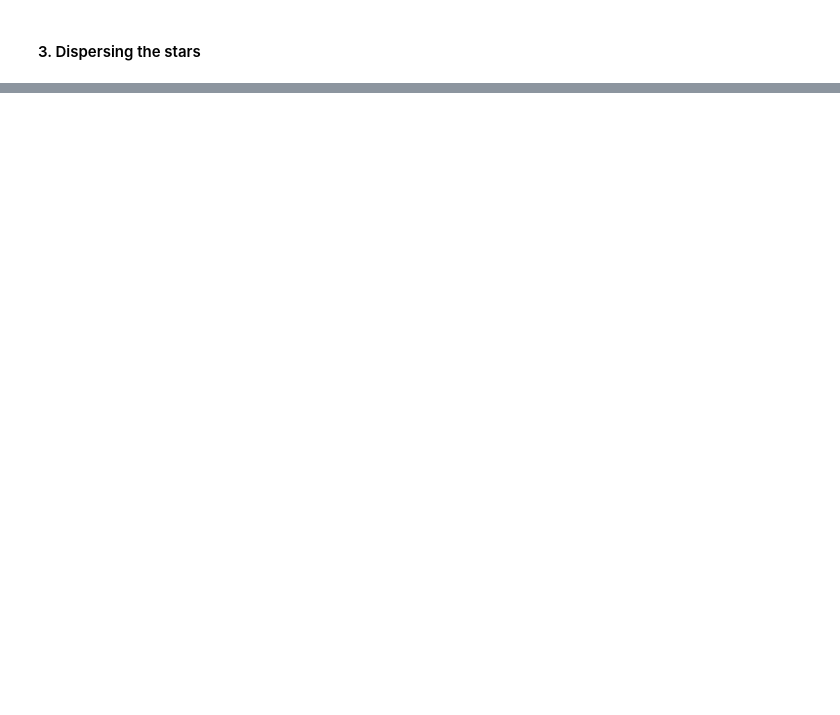
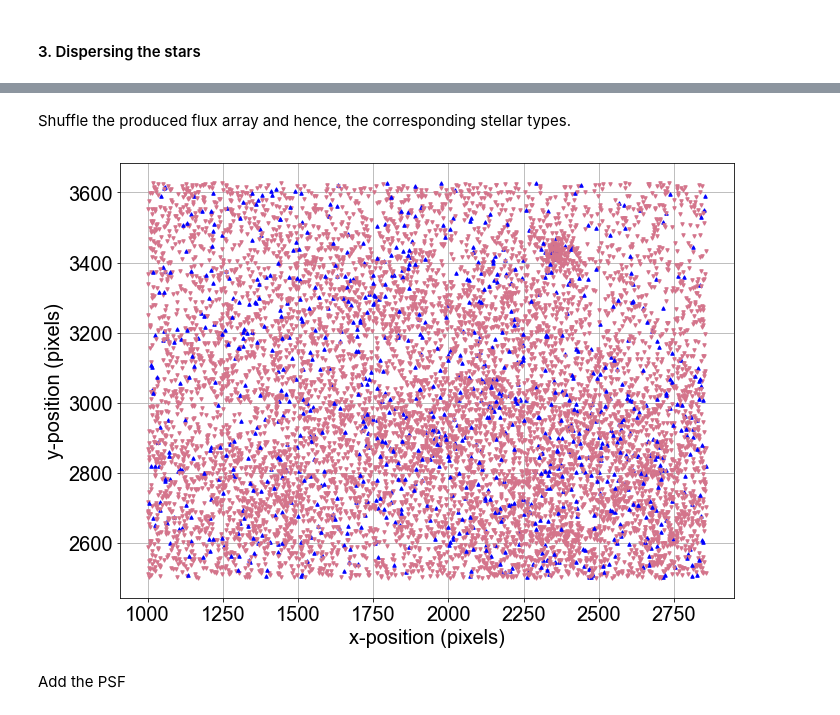
Before and after one commit to SoumyaShreeram/Slitless_spectroscopy, a Jupyter notebook: 02_Using_GALACTICNUCLEUS_catalog_to_produce_spectral_images.ipynb, the cells around one changed output, grey strips where cells are left out. Drawn from its saved outputs; the diff is of its cells as text; code cells hidden in the pictures; blank space fills up the shorter version.

```diff
--- a/02_Using_GALACTICNUCLEUS_catalog_to_produce_spectral_images.ipynb
+++ b/02_Using_GALACTICNUCLEUS_catalog_to_produce_spectral_images.ipynb
@@ -143,0 +189,2 @@ flux_matrix2D = ss.construct2DFluxMatrix(flux_matrix2D, y_disperse, x_disperse,\
+# %% [markdown]
+Shuffle the produced flux array and hence, the corresponding stellar types.
@@ -143,0 +194,17 @@ flux_matrix2D = ss.construct2DFluxMatrix(flux_matrix2D, y_disperse, x_disperse,\
+# %%
+fig, ax = plt.subplots(1,1, figsize=(11, 8))
+color_arr = []
+
+type_id_shuffled = np.load('Data/Many_star_model/type_id_shuffled.npy')
+
+for i in range(len(type_id_shuffled)):
+    if type_id_shuffled[i] == 0:
+        color = 'b'
+        marker = "^"
+    if type_id_shuffled[i] == 7:
+        color = '#d4748b'
+        marker = "v"
+    ax.plot(x_pos[i], y_pos[i], color=color, marker=marker, markersize=3.5)
+pt.setLabel(ax, 'x-position (pixels)', 'y-position (pixels)', '', 'default', 'default', legend=False)
+# %% [output]
+[figure, added]
@@ -143,0 +218,2 @@ flux_matrix2D = ss.construct2DFluxMatrix(flux_matrix2D, y_disperse, x_disperse,\
+# %% [markdown]
+Add the PSF
```
Also changed, not shown: parts of 41 cells of this notebook.
